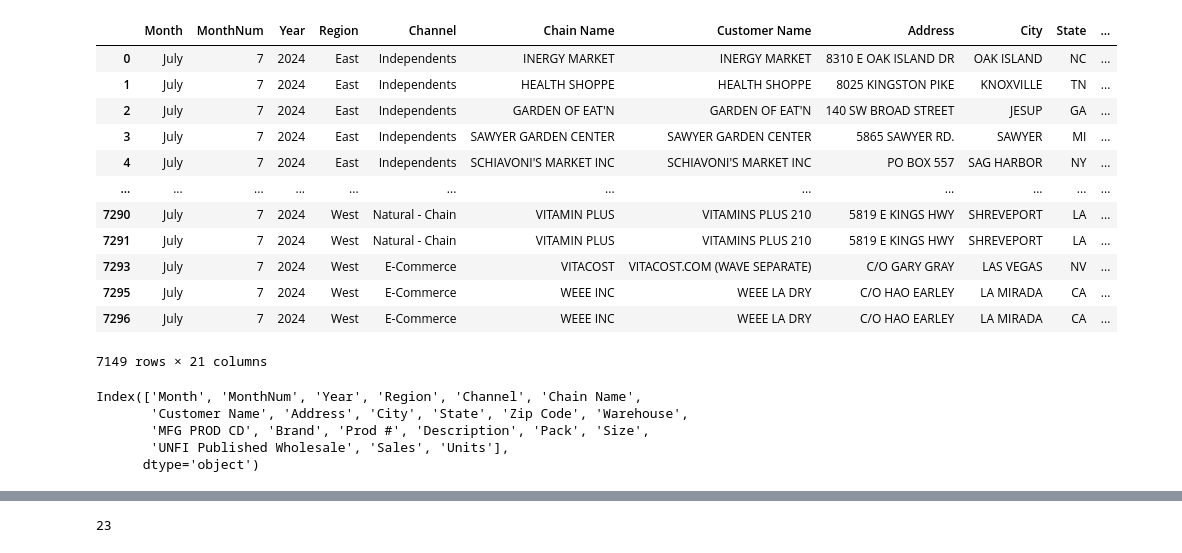
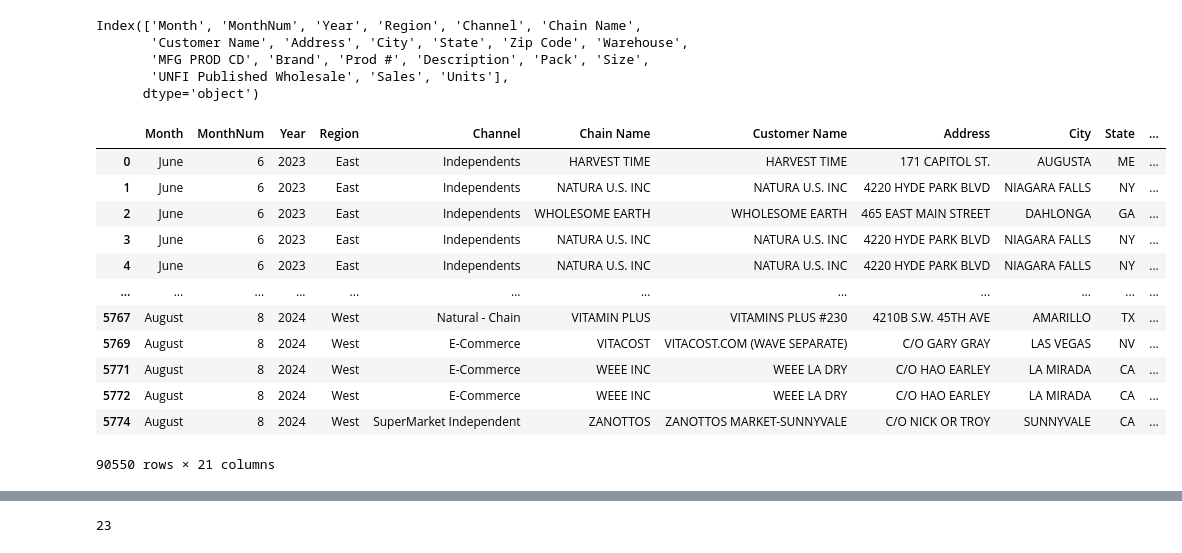
Before and after one commit to mikejackson35/unfi, a Jupyter notebook: clean_unfi_sbo.ipynb, the cells around one changed output, grey strips where cells are left out. Cells and saved outputs as stored; diff of their text form; code cells hidden in the pictures.

```diff
--- a/clean_unfi_sbo.ipynb
+++ b/clean_unfi_sbo.ipynb
@@ -289,19 +289,3 @@ df['Month'] = 'July'
 jul24 = df[['Month','MonthNum','Year','Region', 'Channel', 'Chain Name','Customer Name', 'Address', 'City', 'State',
        'Zip Code', 'Warehouse', 'MFG PROD CD', 'Brand','Prod #', 'Description', 'Pack', 'Size',
        'UNFI Published Wholesale','Sales', 'Units']]
-# %%
-jul24
-# %% [output]
-|  | Month | MonthNum | Year | Region | Channel | Chain Name | Customer Name | Address | City | State | ... |
-| 0 | July | 7 | 2024 | East | Independents | INERGY MARKET | INERGY MARKET | 8310 E OAK ISLAND DR | OAK ISLAND | NC | ... |
-| 1 | July | 7 | 2024 | East | Independents | HEALTH SHOPPE | HEALTH SHOPPE | 8025 KINGSTON PIKE | KNOXVILLE | TN | ... |
-| 2 | July | 7 | 2024 | East | Independents | GARDEN OF EAT'N | GARDEN OF EAT'N | 140 SW BROAD STREET | JESUP | GA | ... |
-| 3 | July | 7 | 2024 | East | Independents | SAWYER GARDEN CENTER | SAWYER GARDEN CENTER | 5865 SAWYER RD. | SAWYER | MI | ... |
-| 4 | July | 7 | 2024 | East | Independents | SCHIAVONI'S MARKET INC | SCHIAVONI'S MARKET INC | PO BOX 557 | SAG HARBOR | NY | ... |
-| ... | ... | ... | ... | ... | ... | ... | ... | ... | ... | ... | ... |
-| 7290 | July | 7 | 2024 | West | Natural - Chain | VITAMIN PLUS | VITAMINS PLUS 210 | 5819 E KINGS HWY | SHREVEPORT | LA | ... |
-| 7291 | July | 7 | 2024 | West | Natural - Chain | VITAMIN PLUS | VITAMINS PLUS 210 | 5819 E KINGS HWY | SHREVEPORT | LA | ... |
-| 7293 | July | 7 | 2024 | West | E-Commerce | VITACOST | VITACOST.COM (WAVE SEPARATE) | C/O GARY GRAY | LAS VEGAS | NV | ... |
-| 7295 | July | 7 | 2024 | West | E-Commerce | WEEE INC | WEEE LA DRY | C/O HAO EARLEY | LA MIRADA | CA | ... |
-| 7296 | July | 7 | 2024 | West | E-Commerce | WEEE INC | WEEE LA DRY | C/O HAO EARLEY | LA MIRADA | CA | ... |
-7149 rows × 21 columns
@@ -320,6 +324,22 @@ Index(['Month', 'MonthNum', 'Year', 'Region', 'Channel', 'Chain Name',
        'MFG PROD CD', 'Brand', 'Prod #', 'Description', 'Pack', 'Size',
        'UNFI Published Wholesale', 'Sales', 'Units'],
       dtype='object')
+# %%
+unfi_clean
+# %% [output]
+|  | Month | MonthNum | Year | Region | Channel | Chain Name | Customer Name | Address | City | State | ... |
+| 0 | June | 6 | 2023 | East | Independents | HARVEST TIME | HARVEST TIME | 171 CAPITOL ST. | AUGUSTA | ME | ... |
+| 1 | June | 6 | 2023 | East | Independents | NATURA U.S. INC | NATURA U.S. INC | 4220 HYDE PARK BLVD | NIAGARA FALLS | NY | ... |
+| 2 | June | 6 | 2023 | East | Independents | WHOLESOME EARTH | WHOLESOME EARTH | 465 EAST MAIN STREET | DAHLONGA | GA | ... |
+| 3 | June | 6 | 2023 | East | Independents | NATURA U.S. INC | NATURA U.S. INC | 4220 HYDE PARK BLVD | NIAGARA FALLS | NY | ... |
+| 4 | June | 6 | 2023 | East | Independents | NATURA U.S. INC | NATURA U.S. INC | 4220 HYDE PARK BLVD | NIAGARA FALLS | NY | ... |
+| ... | ... | ... | ... | ... | ... | ... | ... | ... | ... | ... | ... |
+| 5767 | August | 8 | 2024 | West | Natural - Chain | VITAMIN PLUS | VITAMINS PLUS #230 | 4210B S.W. 45TH AVE | AMARILLO | TX | ... |
+| 5769 | August | 8 | 2024 | West | E-Commerce | VITACOST | VITACOST.COM (WAVE SEPARATE) | C/O GARY GRAY | LAS VEGAS | NV | ... |
+| 5771 | August | 8 | 2024 | West | E-Commerce | WEEE INC | WEEE LA DRY | C/O HAO EARLEY | LA MIRADA | CA | ... |
+| 5772 | August | 8 | 2024 | West | E-Commerce | WEEE INC | WEEE LA DRY | C/O HAO EARLEY | LA MIRADA | CA | ... |
+| 5774 | August | 8 | 2024 | West | SuperMarket Independent | ZANOTTOS | ZANOTTOS MARKET-SUNNYVALE | C/O NICK OR TROY | SUNNYVALE | CA | ... |
+90550 rows × 21 columns
 # %%
 # clean the Size column
 
```
Also changed, not shown: parts of 3 cells of this notebook, 4 other files.
